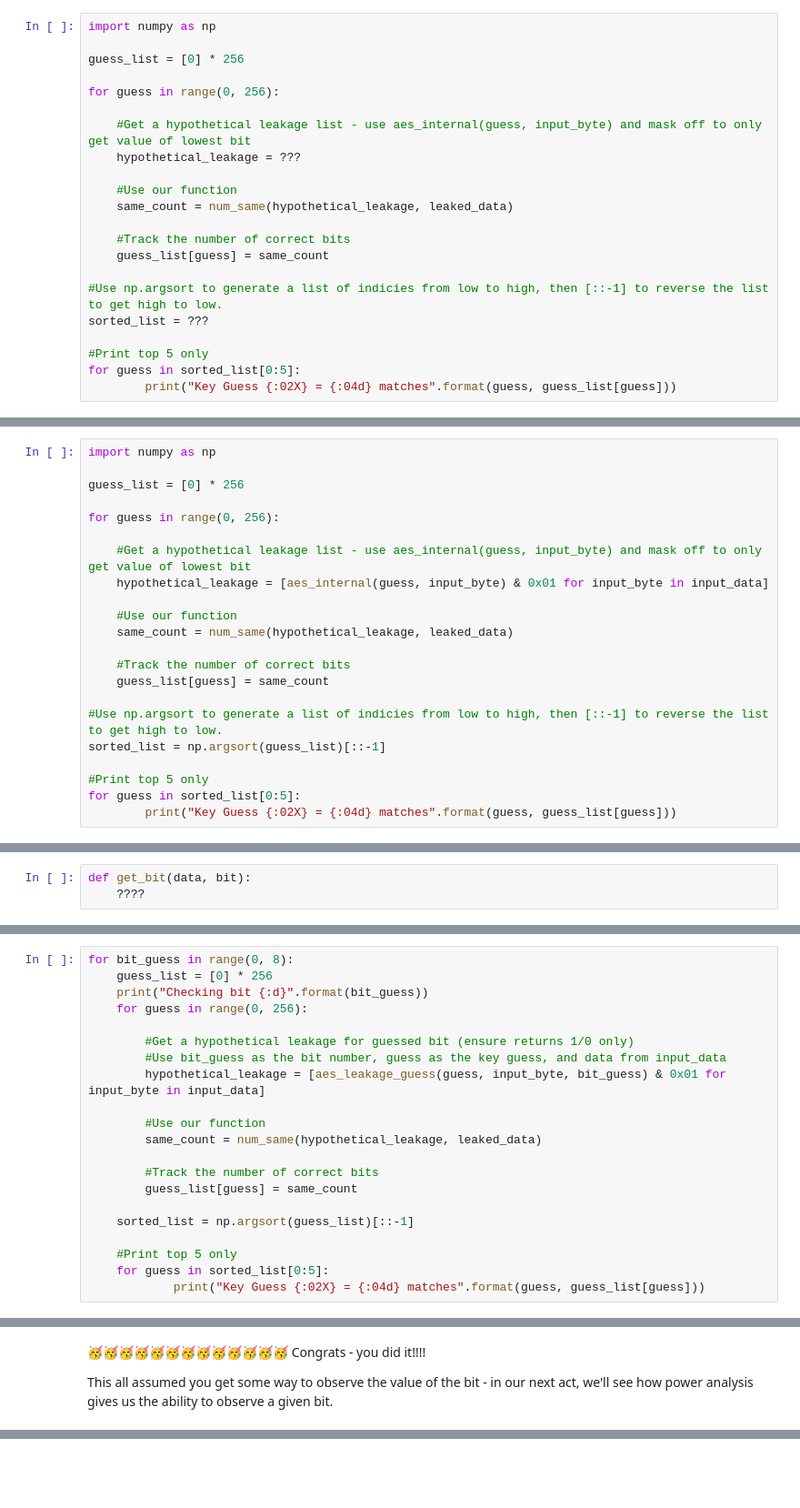
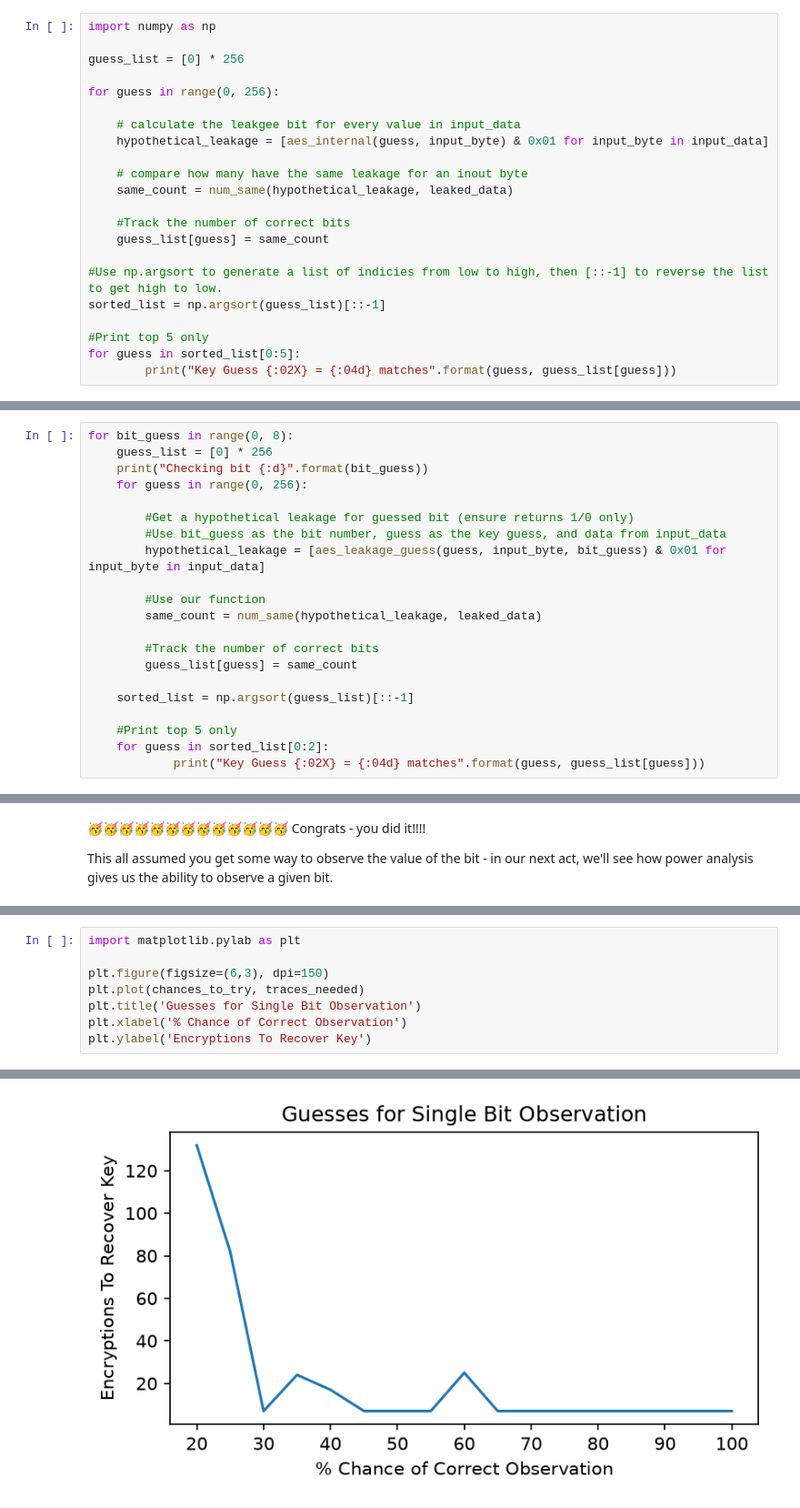
Before and after one commit to peter-hoch/chipwhisperer-jupyter, a Jupyter notebook: courses/sca101/Lab 3_2 - Recovering Data from a Single Bit reduced.ipynb, the cells around one changed output, grey strips where cells are left out. Shown at 91% size. Cells and saved outputs as stored; diff of their text form; blank space fills up the shorter version.

```diff
--- a/courses/sca101/Lab 3_2 - Recovering Data from a Single Bit reduced.ipynb
+++ b/courses/sca101/Lab 3_2 - Recovering Data from a Single Bit reduced.ipynb
@@ -263,17 +136,17 @@ guess_list = [0] * 256
 
 for guess in range(0, 256):
 
-    #Get a hypothetical leakage list - use aes_internal(guess, input_byte) and mask off to only get value of lowest bit
-    hypothetical_leakage = ???
+    # calculate the leakgee bit for every value in input_data
+    hypothetical_leakage = [aes_internal(guess, input_byte) & 0x01 for input_byte in input_data]
 
-    #Use our function
+    # compare how many have the same leakage for an inout byte
     same_count = num_same(hypothetical_leakage, leaked_data)
 
     #Track the number of correct bits
     guess_list[guess] = same_count
 
 #Use np.argsort to generate a list of indicies from low to high, then [::-1] to reverse the list to get high to low.
-sorted_list = ???
+sorted_list = np.argsort(guess_list)[::-1]
 
 #Print top 5 only
 for guess in sorted_list[0:5]:
@@ -281,22 +159,0 @@ for guess in sorted_list[0:5]:
-# %%
-import numpy as np
-
-guess_list = [0] * 256
-
-for guess in range(0, 256):
-
-    #Get a hypothetical leakage list - use aes_internal(guess, input_byte) and mask off to only get value of lowest bit
-    hypothetical_leakage = [aes_internal(guess, input_byte) & 0x01 for input_byte in input_data]
-
-    #Use our function
-    same_count = num_same(hypothetical_leakage, leaked_data)
-
-    #Track the number of correct bits
-    guess_list[guess] = same_count
-
-#Use np.argsort to generate a list of indicies from low to high, then [::-1] to reverse the list to get high to low.
-sorted_list = np.argsort(guess_list)[::-1]
-
-#Print top 5 only
-for guess in sorted_list[0:5]:
-        print("Key Guess {:02X} = {:04d} matches".format(guess, guess_list[guess]))
@@ -315,3 +159,0 @@ Luckily we can easily test that. To do so, we'll need to adjust our leakage func
-# %%
-def get_bit(data, bit):
-    ????
@@ -366,7 +206,7 @@ for bit_guess in range(0, 8):
     sorted_list = np.argsort(guess_list)[::-1]
 
     #Print top 5 only
-    for guess in sorted_list[0:5]:
+    for guess in sorted_list[0:2]:
             print("Key Guess {:02X} = {:04d} matches".format(guess, guess_list[guess]))
 # %% [output]
 Checking bit 0
@@ -428,0 +313,9 @@ You'll notice the data is pretty noisy too. You might want to average several at
+# %%
+import matplotlib.pylab as plt
+
+plt.figure(figsize=(6,3), dpi=150)
+plt.plot(chances_to_try, traces_needed)
+plt.title('Guesses for Single Bit Observation')
+plt.xlabel('% Chance of Correct Observation')
+plt.ylabel('Encryptions To Recover Key')
+# %% [output]
@@ -429,3 +323,4 @@ You'll notice the data is pretty noisy too. You might want to average several at
+[figure, added]
 # %% [markdown]
 ---
 <small>NO-FUN DISCLAIMER: This material is Copyright (C) NewAE Technology Inc., 2015-2020. ChipWhisperer is a trademark of NewAE Technology Inc., claimed in all jurisdictions, and registered in at least the United States of America, European Union, and Peoples Republic of China.
```
Also changed, not shown: parts of 50 cells of this notebook, 3 other files.
